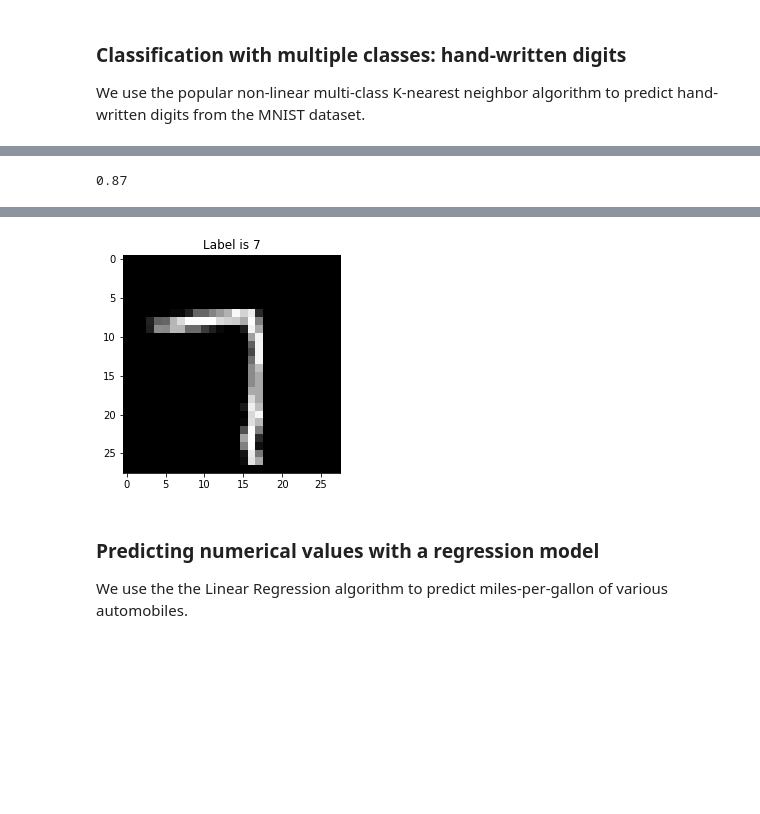
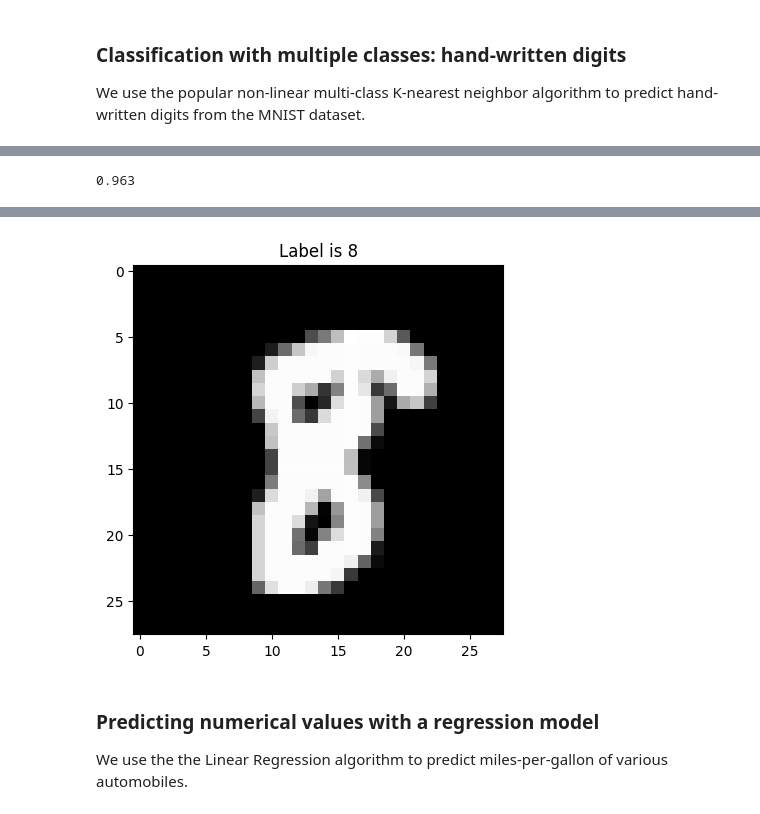
Before and after one commit to thimotyb/real-world-machine-learning, a Jupyter notebook: Chapter 3 - Modeling and prediction.ipynb, the cells around one changed output, grey strips where cells are left out. Drawn from its saved outputs; the diff is of its cells as text; code cells hidden in the pictures; blank space fills up the shorter version.

```diff
--- a/Chapter 3 - Modeling and prediction.ipynb
+++ b/Chapter 3 - Modeling and prediction.ipynb
@@ -248,4 +241,8 @@ array([[0.60787888, 0.39212112],
 ### Classification with multiple classes: hand-written digits
 
 We use the popular non-linear multi-class K-nearest neighbor algorithm to predict hand-written digits from the MNIST dataset.
+# %%
+# prompt: import mist_train_small.csv from sample_data folder into a pandas dataframe without headers
+
+mnist = pandas.read_csv("sample_data/mnist_train_small.csv", header=None)
 # %%
@@ -264 +260,10 @@ mnist_test.head()
 5 rows × 785 columns
+# %%
+# prompt: rename column 0 of dataframe mnist into "label"
+
+mnist.rename(columns={0: "label"}, inplace=True)
+mnist_train.rename(columns={0: "label"}, inplace=True)
+mnist_test.rename(columns={0: "label"}, inplace=True)
+print(mnist.head())
+print(mnist_train.head())
+print(mnist_test.head())
@@ -292,7 +361,7 @@ pandas.DataFrame(preds[:5], index=["Digit %d"%(i+1) for i in range(5)])
 # %%
 knn.score(mnist_test.drop("label", axis=1), mnist_test['label'])
 # %% [output]
-0.87
+0.963
 # %%
 # Visualizza una cifra per vedere di quale si tratta visviamente
 
@@ -300,7 +369,7 @@ import numpy as np
 import csv
 import matplotlib.pyplot as plt
 
-digit_index = 3
+digit_index = 24
 
 # The first column is the label
 label = mnist_test.iloc[digit_index]['label']
@@ -326,4 +393,4 @@ plt.show()
-[figure, old version]
+[figure, new version]
 # %% [markdown]
 ### Predicting numerical values with a regression model
 
```
Also changed, not shown: parts of 18 cells of this notebook.
